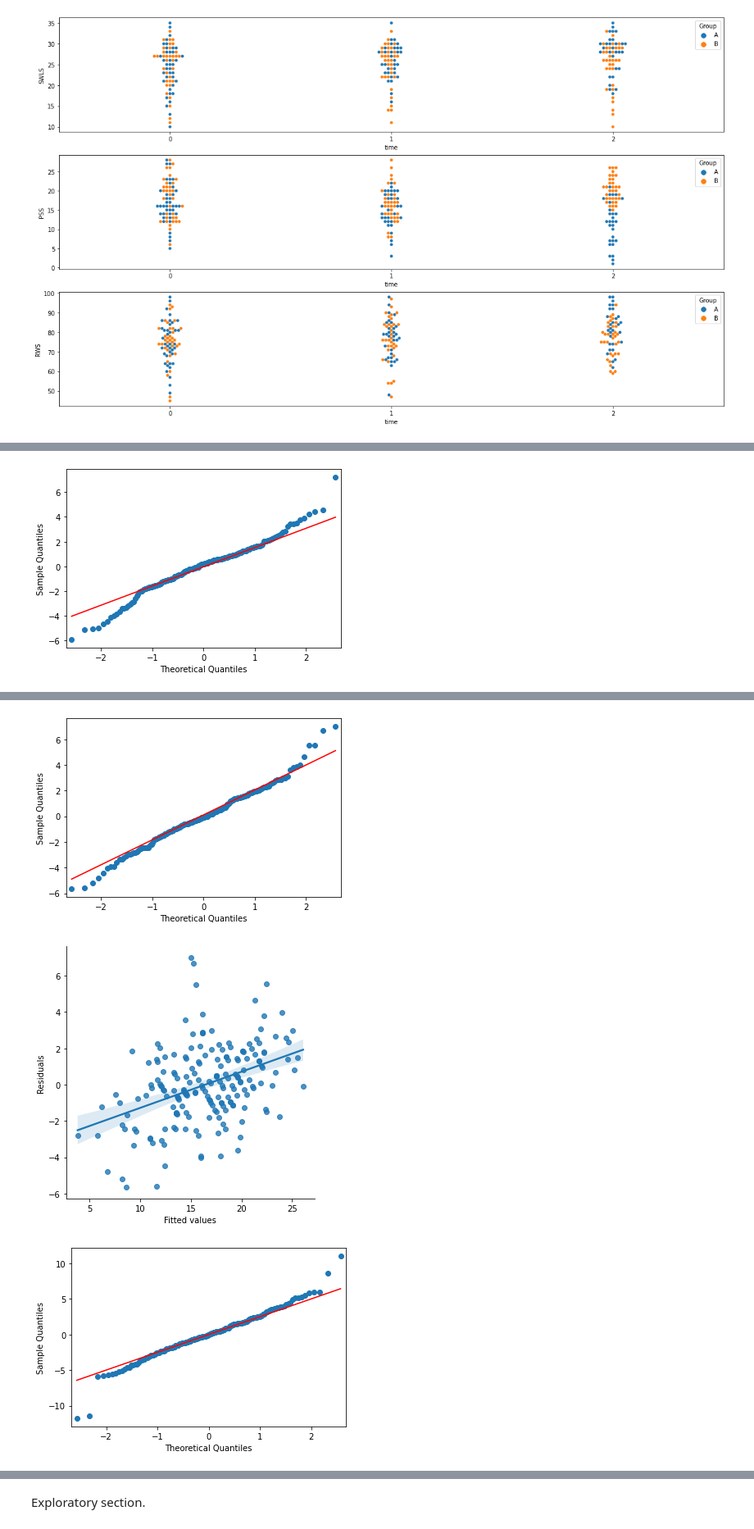
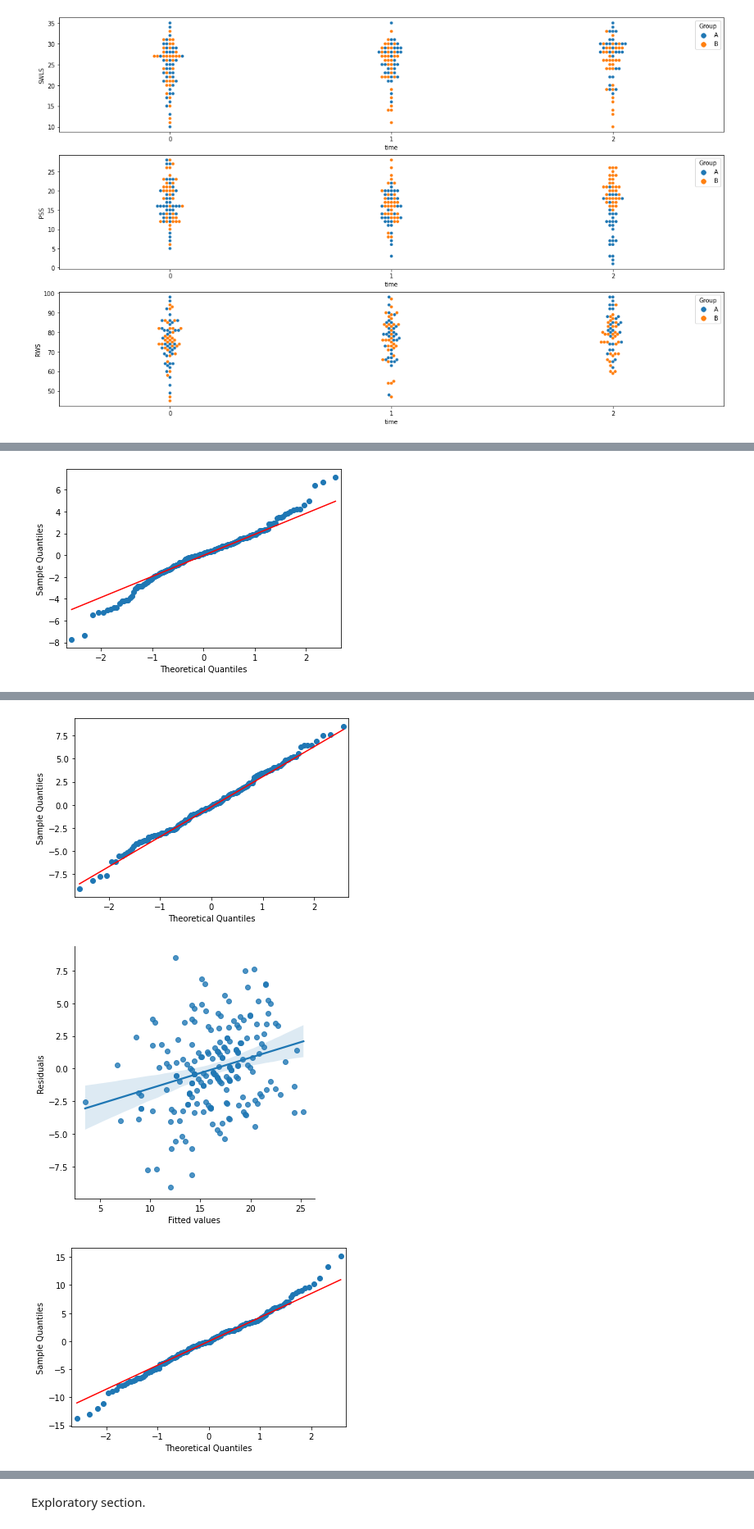
Before and after one commit to lucia-lux/interview_task_120122, a Jupyter notebook: it_12012022_analysis.ipynb, the cells around one changed output, grey strips where cells are left out. Shown at 82% size. Cells and saved outputs as stored; diff of their text form; code cells hidden in the pictures.

```diff
--- a/it_12012022_analysis.ipynb
+++ b/it_12012022_analysis.ipynb
@@ -624,7 +624,7 @@ for var in vars:
     da.remove_excess_missing()
     da.remove_excess_missing(criterion = [1,2])
     print("\nBuilding model...")
-    da.build_lmem(var,["C(Group,Treatment('B'))", "C(time,Treatment(0))"],interacts = 1,r_slpe = "time")
+    da.build_lmem(var,["C(Group,Treatment('B'))", "C(time,Treatment(0))"],interacts = 1)
     da.model_diagnostics('lmem')
     #da.build_gee(var,["C(Group,Treatment('B'))", "C(time,Treatment(0))"],sm.families.Gaussian(), sm.cov_struct.Autoregressive(),interacts = 1)
     #da.model_diagnostics('gee')
@@ -646,4 +646,4 @@ Mean group size:                  2.8
 
 Showing QQ plot for outcome RWS...
 Showing fitted vs resids for outcome RWS...
-[figure, old version]
+[figure, new version]
@@ -651,3 +651,3 @@ Showing fitted vs resids for outcome RWS...
-[figure, old version]
+[figure, new version]
-[figure, old version]
+[figure, new version]
-[figure, old version]
+[figure, new version]
```
Also changed, not shown: parts of 1 cell of this notebook, 4 other files.
